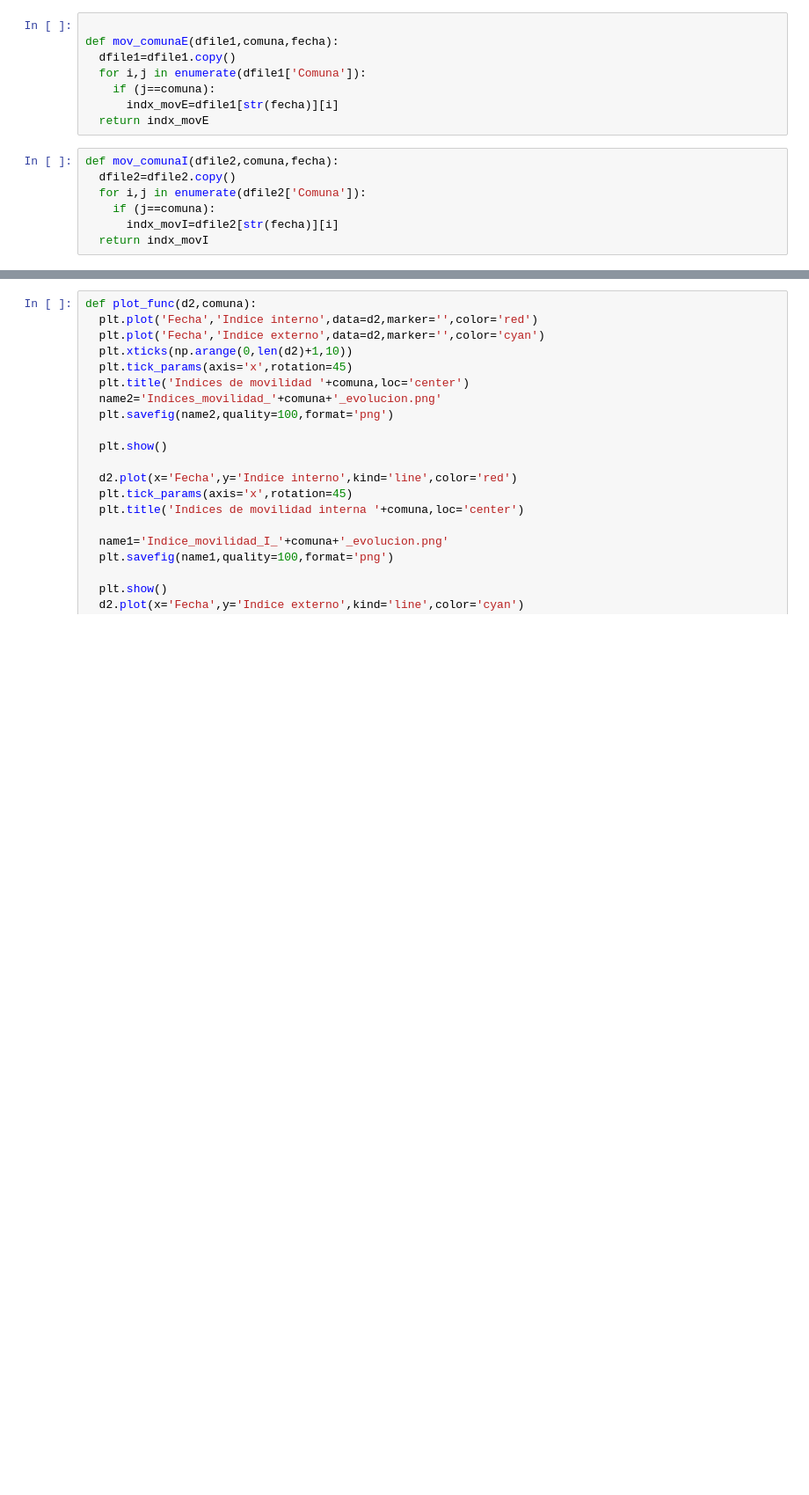
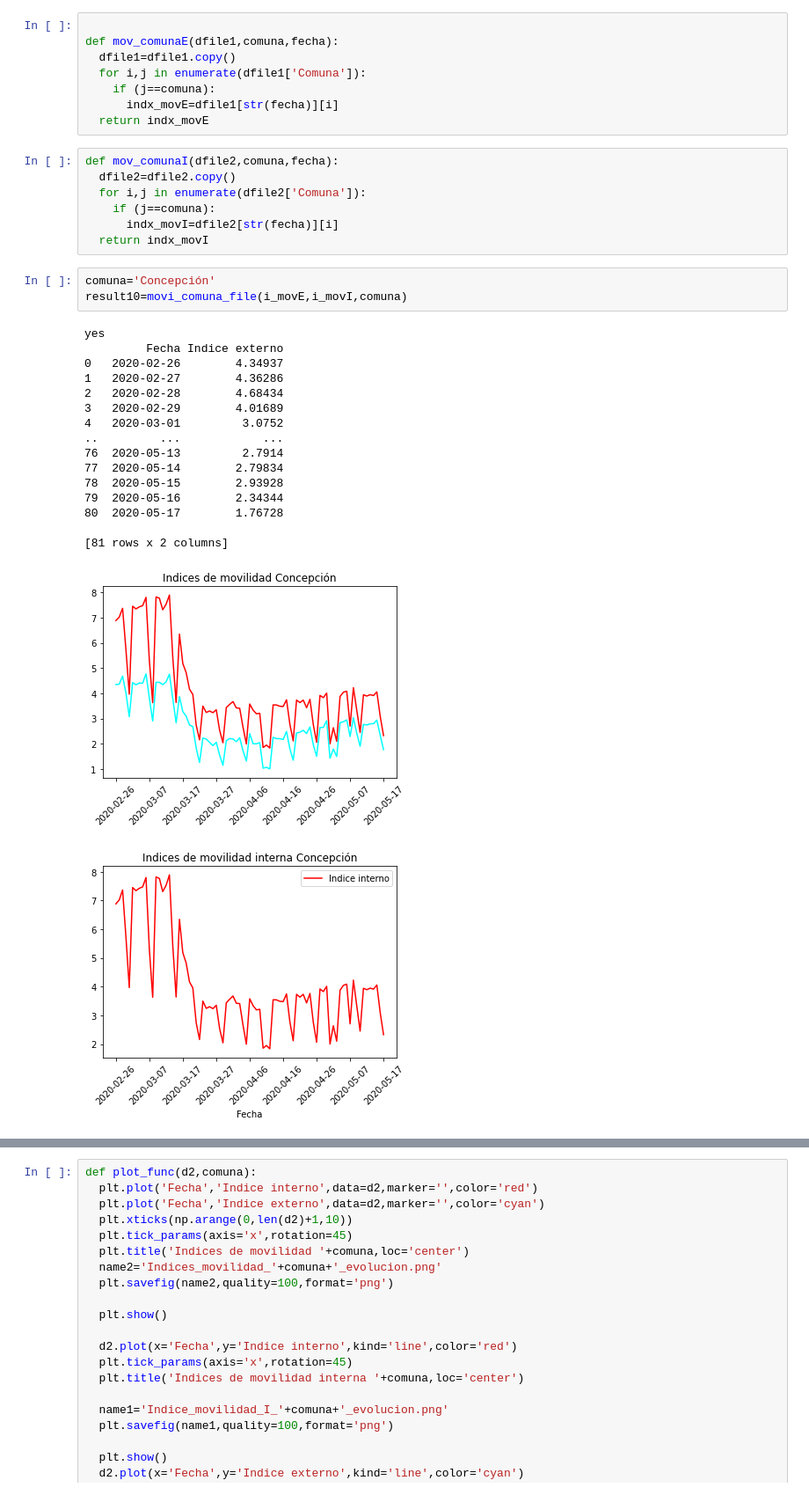
Before and after one commit to GLuarte/TareasX, a Jupyter notebook: CERTAMEN_2_UDD.ipynb, the cells around one changed output, grey strips where cells are left out. Shown at 88% size. Saved outputs shown, nothing was run; the diff lists cells and outputs as text; blank space fills up the shorter version.

```diff
--- a/CERTAMEN_2_UDD.ipynb
+++ b/CERTAMEN_2_UDD.ipynb
@@ -228,3 +244,24 @@ def mov_comunaI(dfile2,comuna,fecha):
     if (j==comuna):
       indx_movI=dfile2[str(fecha)][i]
   return indx_movI
+# %%
+comuna='Concepción'
+result10=movi_comuna_file(i_movE,i_movI,comuna)
+# %% [output]
+yes
+         Fecha Indice externo
+0   2020-02-26        4.34937
+1   2020-02-27        4.36286
+2   2020-02-28        4.68434
+3   2020-02-29        4.01689
+4   2020-03-01         3.0752
+..         ...            ...
+76  2020-05-13         2.7914
+77  2020-05-14        2.79834
+78  2020-05-15        2.93928
+79  2020-05-16        2.34344
+80  2020-05-17        1.76728
+
+[81 rows x 2 columns]
+[figure, added]
+[figure, added]
```
Also changed, not shown: parts of 10 cells of this notebook.
